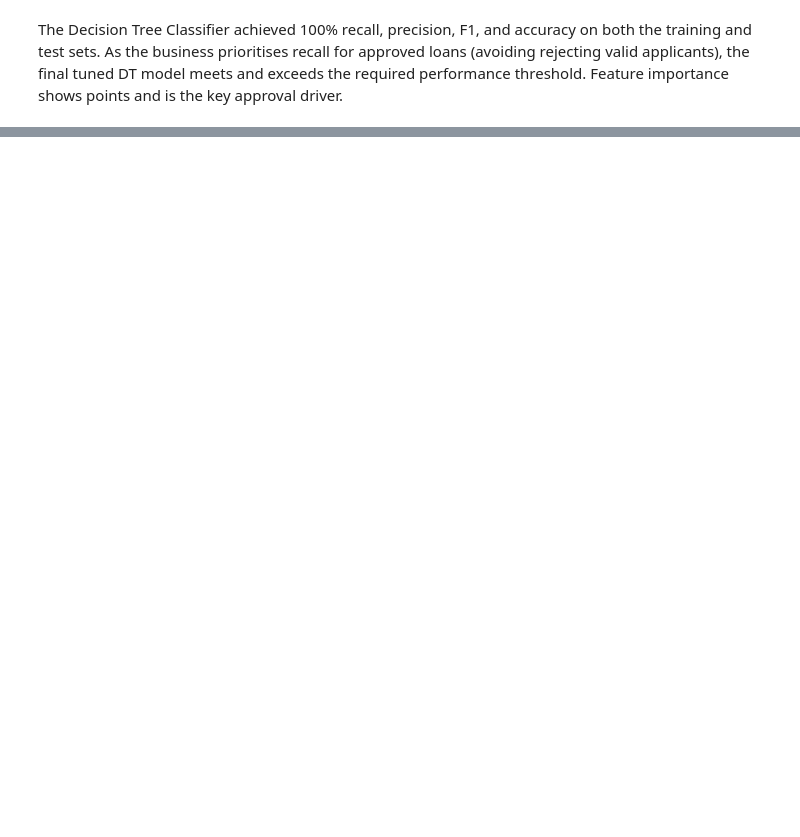
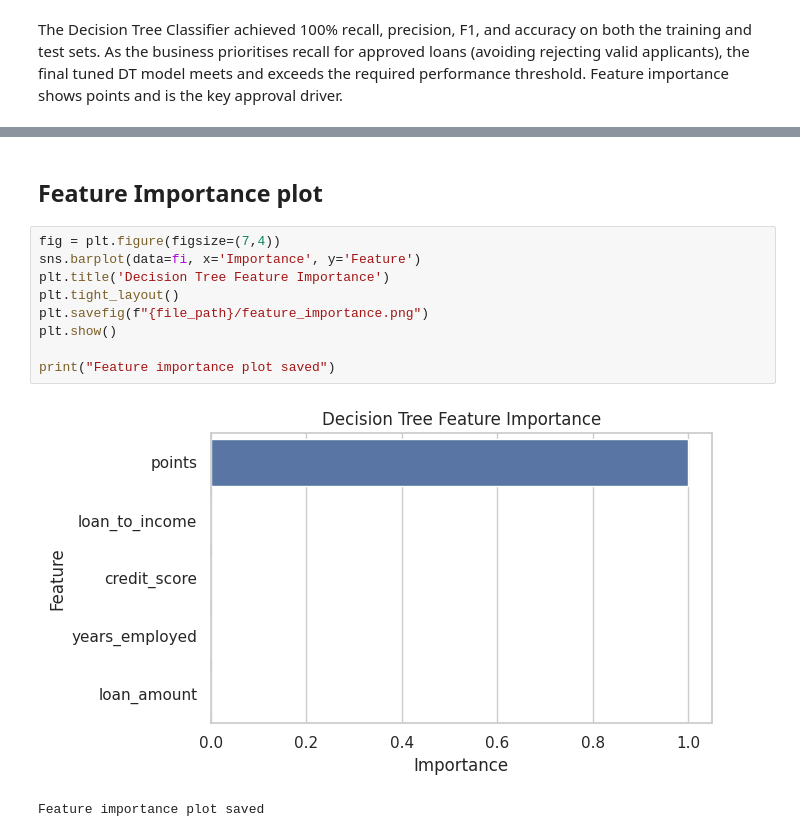
Before and after one commit to DavidRC-Projects/Approval_Predict, a Jupyter notebook: jupyter_notebooks/05 - Modeling and Evaluation.ipynb, the cells around one changed output, grey strips where cells are left out. Saved outputs shown, nothing was run; the diff lists cells and outputs as text; blank space fills up the shorter version.

Commit message:
Save final model pipeline and feature importance plot

```diff
--- a/jupyter_notebooks/05 - Modeling and Evaluation.ipynb
+++ b/jupyter_notebooks/05 - Modeling and Evaluation.ipynb
@@ -396,0 +592,14 @@ Feature importance shows points and is the key approval driver.
+# %% [markdown]
+## Feature Importance plot
+# %%
+fig = plt.figure(figsize=(7,4))
+sns.barplot(data=fi, x='Importance', y='Feature')
+plt.title('Decision Tree Feature Importance')
+plt.tight_layout()
+plt.savefig(f"{file_path}/feature_importance.png")
+plt.show()
+
+print("Feature importance plot saved")
+# %% [output]
+[figure, added]
+Feature importance plot saved
```
Also changed, not shown: parts of 26 cells of this notebook, 6 other files.
